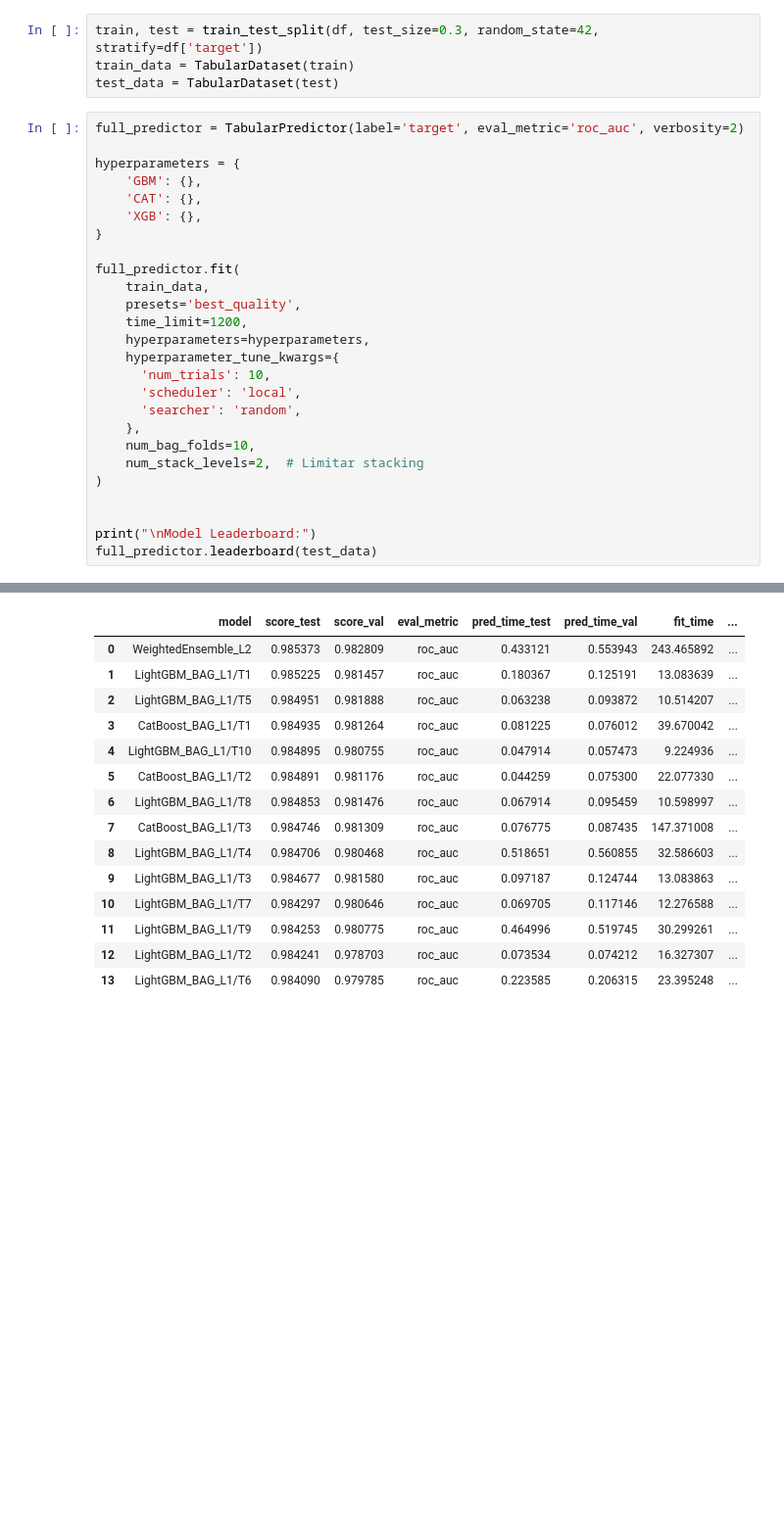
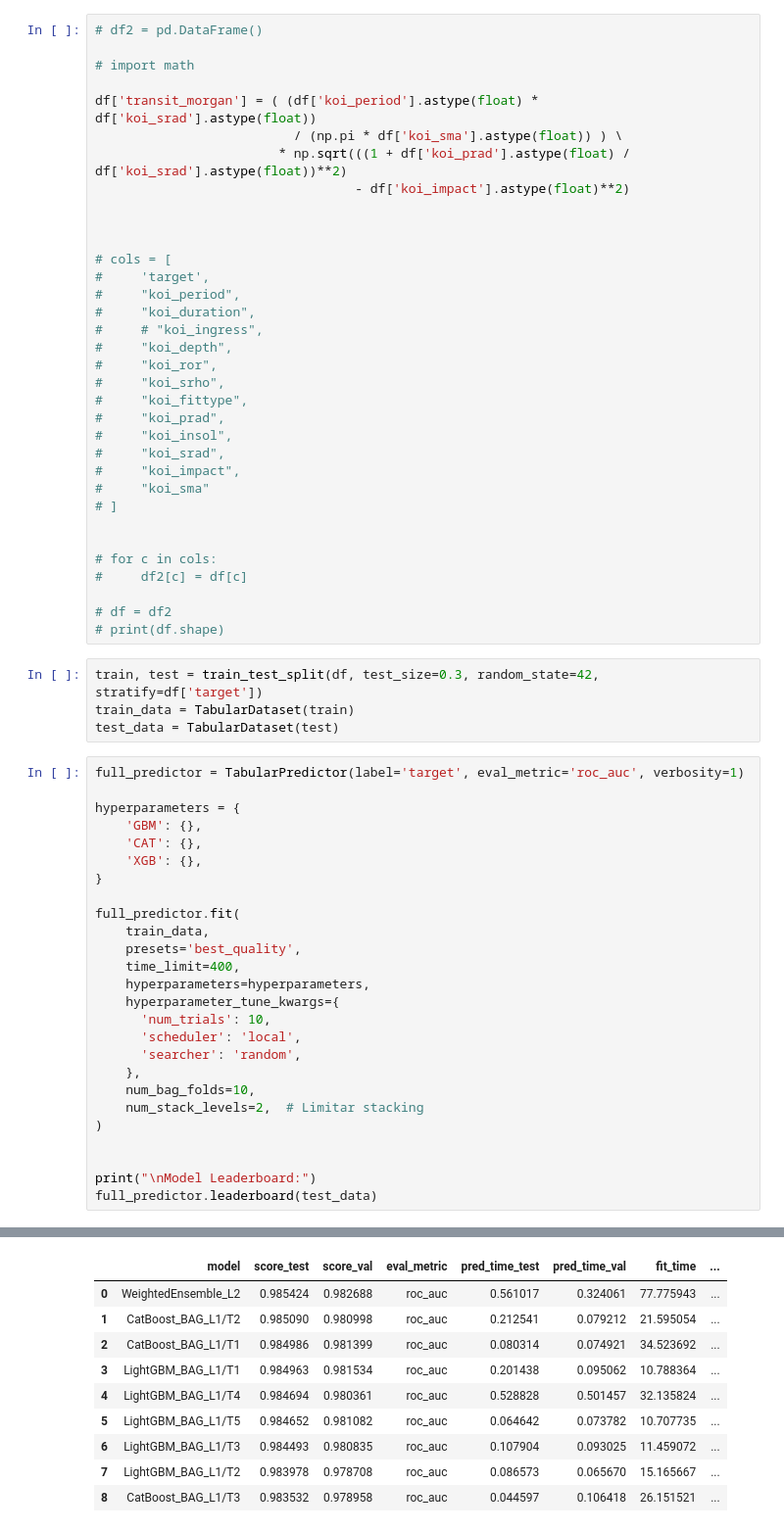
Before and after one commit to JSR-Mario/NASA, a Jupyter notebook: Back/Exoplanet-Detection-with-ML.ipynb, the cells around one changed output, grey strips where cells are left out. Shown: that part at 98% size. Saved outputs shown, nothing was run; the diff lists cells and outputs as text; blank space fills up the shorter version.

```diff
--- a/Back/Exoplanet-Detection-with-ML.ipynb
+++ b/Back/Exoplanet-Detection-with-ML.ipynb
@@ -141,12 +141,46 @@ df['impact_squared'] = df['koi_impact'] ** 2
 print(f"Shape con features nuevas: {df.shape}")
 # %% [output]
 Shape con features nuevas: (9564, 65)
+# %%
+# df2 = pd.DataFrame()
+
+# import math
+
+df['transit_morgan'] = ( (df['koi_period'].astype(float) * df['koi_srad'].astype(float))
+                          / (np.pi * df['koi_sma'].astype(float)) ) \
+                        * np.sqrt(((1 + df['koi_prad'].astype(float) / df['koi_srad'].astype(float))**2)
+                                  - df['koi_impact'].astype(float)**2)
+
+
+
+# cols = [
+#     'target',
+#     "koi_period",
+#     "koi_duration",
+#     # "koi_ingress",
+#     "koi_depth",
+#     "koi_ror",
+#     "koi_srho",
+#     "koi_fittype",
+#     "koi_prad",
+#     "koi_insol",
+#     "koi_srad",
+#     "koi_impact",
+#     "koi_sma"
+# ]
+
+
+# for c in cols:
+#     df2[c] = df[c]
+
+# df = df2
+# print(df.shape)
 # %%
 train, test = train_test_split(df, test_size=0.3, random_state=42, stratify=df['target'])
 train_data = TabularDataset(train)
 test_data = TabularDataset(test)
 # %%
-full_predictor = TabularPredictor(label='target', eval_metric='roc_auc', verbosity=2)
+full_predictor = TabularPredictor(label='target', eval_metric='roc_auc', verbosity=1)
 
 hyperparameters = {
     'GBM': {},
@@ -157,7 +191,7 @@ hyperparameters = {
 full_predictor.fit(
     train_data,
     presets='best_quality',
-    time_limit=1200,
+    time_limit=400,
     hyperparameters=hyperparameters,
     hyperparameter_tune_kwargs={
       'num_trials': 10,
@@ -244,18 +244,13 @@ Model Leaderboard:
 |  | model | score_test | score_val | eval_metric | pred_time_test | pred_time_val | fit_time | ... |
-| 0 | WeightedEnsemble_L2 | 0.985373 | 0.982809 | roc_auc | 0.433121 | 0.553943 | 243.465892 | ... |
-| 1 | LightGBM_BAG_L1/T1 | 0.985225 | 0.981457 | roc_auc | 0.180367 | 0.125191 | 13.083639 | ... |
-| 2 | LightGBM_BAG_L1/T5 | 0.984951 | 0.981888 | roc_auc | 0.063238 | 0.093872 | 10.514207 | ... |
-| 3 | CatBoost_BAG_L1/T1 | 0.984935 | 0.981264 | roc_auc | 0.081225 | 0.076012 | 39.670042 | ... |
-| 4 | LightGBM_BAG_L1/T10 | 0.984895 | 0.980755 | roc_auc | 0.047914 | 0.057473 | 9.224936 | ... |
-| 5 | CatBoost_BAG_L1/T2 | 0.984891 | 0.981176 | roc_auc | 0.044259 | 0.075300 | 22.077330 | ... |
-| 6 | LightGBM_BAG_L1/T8 | 0.984853 | 0.981476 | roc_auc | 0.067914 | 0.095459 | 10.598997 | ... |
-| 7 | CatBoost_BAG_L1/T3 | 0.984746 | 0.981309 | roc_auc | 0.076775 | 0.087435 | 147.371008 | ... |
-| 8 | LightGBM_BAG_L1/T4 | 0.984706 | 0.980468 | roc_auc | 0.518651 | 0.560855 | 32.586603 | ... |
-| 9 | LightGBM_BAG_L1/T3 | 0.984677 | 0.981580 | roc_auc | 0.097187 | 0.124744 | 13.083863 | ... |
-| 10 | LightGBM_BAG_L1/T7 | 0.984297 | 0.980646 | roc_auc | 0.069705 | 0.117146 | 12.276588 | ... |
-| 11 | LightGBM_BAG_L1/T9 | 0.984253 | 0.980775 | roc_auc | 0.464996 | 0.519745 | 30.299261 | ... |
-| 12 | LightGBM_BAG_L1/T2 | 0.984241 | 0.978703 | roc_auc | 0.073534 | 0.074212 | 16.327307 | ... |
-| 13 | LightGBM_BAG_L1/T6 | 0.984090 | 0.979785 | roc_auc | 0.223585 | 0.206315 | 23.395248 | ... |
+| 0 | WeightedEnsemble_L2 | 0.985424 | 0.982688 | roc_auc | 0.561017 | 0.324061 | 77.775943 | ... |
+| 1 | CatBoost_BAG_L1/T2 | 0.985090 | 0.980998 | roc_auc | 0.212541 | 0.079212 | 21.595054 | ... |
+| 2 | CatBoost_BAG_L1/T1 | 0.984986 | 0.981399 | roc_auc | 0.080314 | 0.074921 | 34.523692 | ... |
+| 3 | LightGBM_BAG_L1/T1 | 0.984963 | 0.981534 | roc_auc | 0.201438 | 0.095062 | 10.788364 | ... |
+| 4 | LightGBM_BAG_L1/T4 | 0.984694 | 0.980361 | roc_auc | 0.528828 | 0.501457 | 32.135824 | ... |
+| 5 | LightGBM_BAG_L1/T5 | 0.984652 | 0.981082 | roc_auc | 0.064642 | 0.073782 | 10.707735 | ... |
+| 6 | LightGBM_BAG_L1/T3 | 0.984493 | 0.980835 | roc_auc | 0.107904 | 0.093025 | 11.459072 | ... |
+| 7 | LightGBM_BAG_L1/T2 | 0.983978 | 0.978708 | roc_auc | 0.086573 | 0.065670 | 15.165667 | ... |
+| 8 | CatBoost_BAG_L1/T3 | 0.983532 | 0.978958 | roc_auc | 0.044597 | 0.106418 | 26.151521 | ... |
 # %%
 from sklearn.metrics import confusion_matrix, classification_report, roc_auc_score, average_precision_score
 import pandas as pd
```
Also changed, not shown: parts of 7 cells of this notebook, 2 other files.
